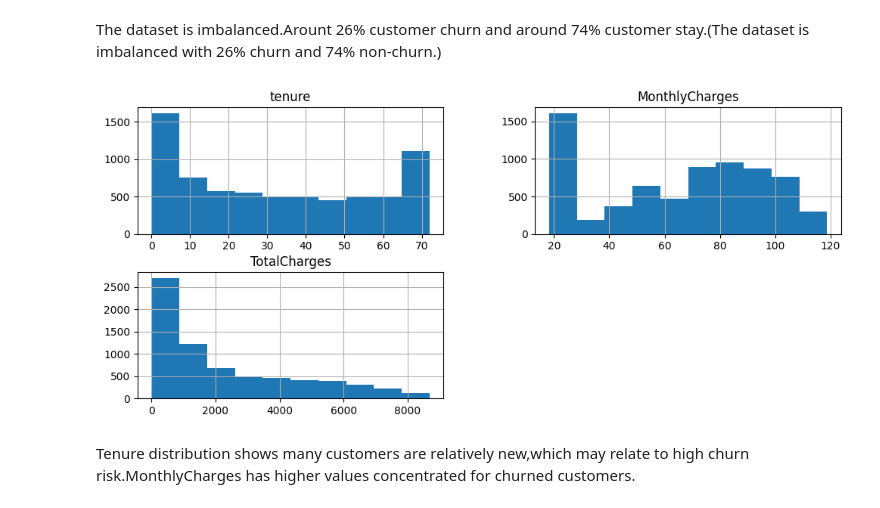
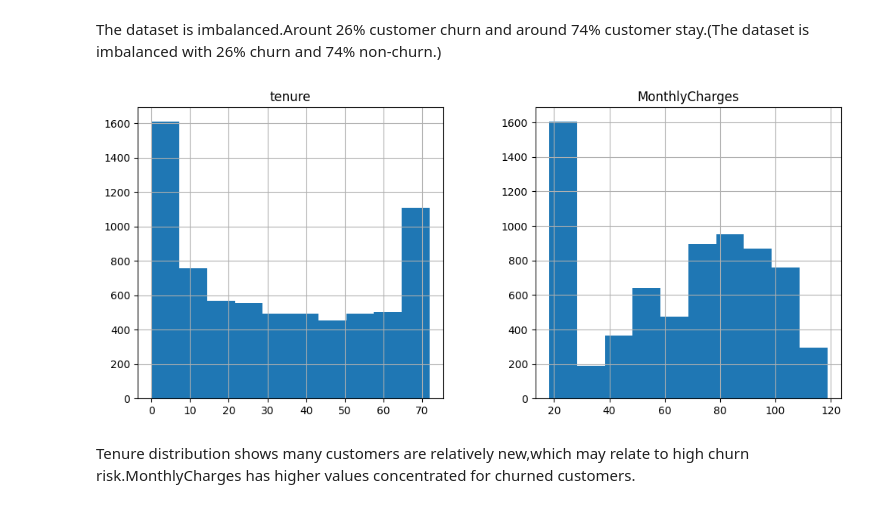
Before and after one commit to vicha1234/TelcoChurnPrediction, a Jupyter notebook: 2425610.ipynb, the cells around one changed output. Saved outputs shown, nothing was run; the diff lists cells and outputs as text; code cells hidden in the pictures.

Commit message:
Add some EDA visualizations

```diff
--- a/2425610.ipynb
+++ b/2425610.ipynb
@@ -208,9 +190,9 @@ dtype: float64
 # %% [markdown]
 The dataset is imbalanced.Arount 26% customer churn and around 74% customer stay.(The dataset is imbalanced with 26% churn and 74% non-churn.)
 # %%
-df[['tenure','MonthlyCharges','TotalCharges']].hist(figsize=(12,5))
+df[['tenure','MonthlyCharges']].hist(figsize=(12,5))
 plt.show()
 # %% [output]
-[figure, old version]
+[figure, new version]
 # %% [markdown]
 Tenure distribution shows many customers are relatively new,which may relate to high churn risk.MonthlyCharges has higher values concentrated for churned customers.
```
Also changed, not shown: parts of 15 cells of this notebook.
